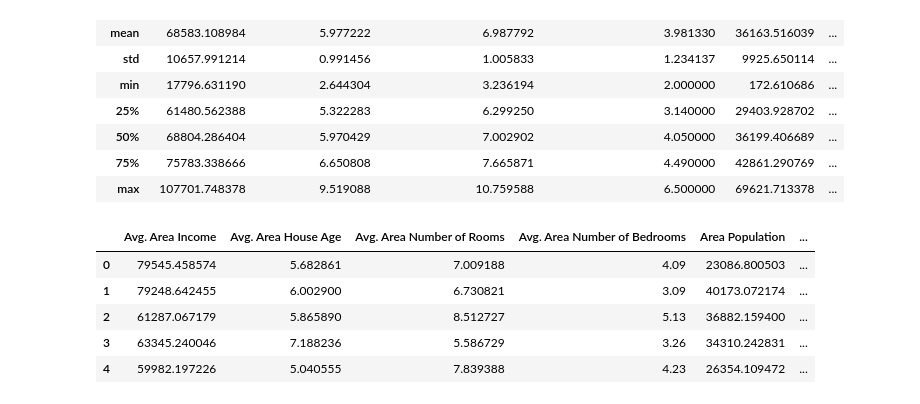
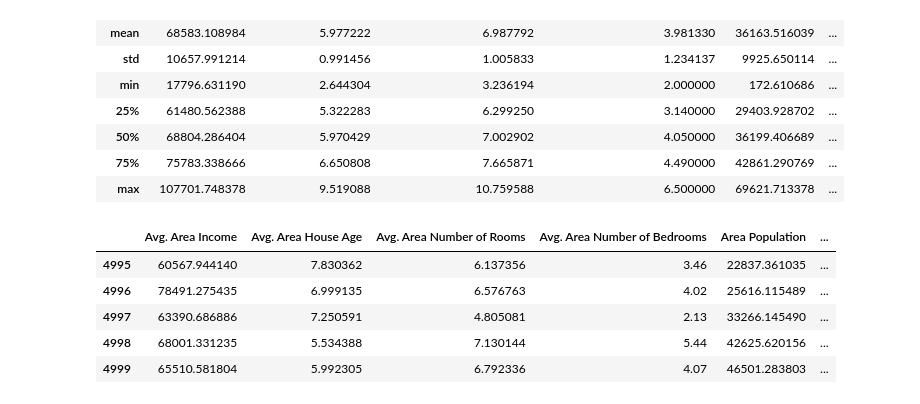
Before and after one commit to NatashaMoses/time_prediction, a Jupyter notebook: learning_ml.ipynb, the cells around one changed output. Cells and saved outputs as stored; diff of their text form; code cells hidden in the pictures.

```diff
--- a/learning_ml.ipynb
+++ b/learning_ml.ipynb
@@ -116,12 +118,12 @@ df.describe(include='all')
 # %%
 # Select only numeric columns (by default, includes int64 and float64)
 numeric_df = df.select_dtypes(include=[int, float])
-numeric_df.head()
+numeric_df.tail()
 # %% [output]
 |  | Avg. Area Income | Avg. Area House Age | Avg. Area Number of Rooms | Avg. Area Number of Bedrooms | Area Population | ... |
-| 0 | 79545.458574 | 5.682861 | 7.009188 | 4.09 | 23086.800503 | ... |
-| 1 | 79248.642455 | 6.002900 | 6.730821 | 3.09 | 40173.072174 | ... |
-| 2 | 61287.067179 | 5.865890 | 8.512727 | 5.13 | 36882.159400 | ... |
-| 3 | 63345.240046 | 7.188236 | 5.586729 | 3.26 | 34310.242831 | ... |
-| 4 | 59982.197226 | 5.040555 | 7.839388 | 4.23 | 26354.109472 | ... |
+| 4995 | 60567.944140 | 7.830362 | 6.137356 | 3.46 | 22837.361035 | ... |
+| 4996 | 78491.275435 | 6.999135 | 6.576763 | 4.02 | 25616.115489 | ... |
+| 4997 | 63390.686886 | 7.250591 | 4.805081 | 2.13 | 33266.145490 | ... |
+| 4998 | 68001.331235 | 5.534388 | 7.130144 | 5.44 | 42625.620156 | ... |
+| 4999 | 65510.581804 | 5.992305 | 6.792336 | 4.07 | 46501.283803 | ... |
 # %%
```
Also changed, not shown: parts of 4 cells of this notebook.
